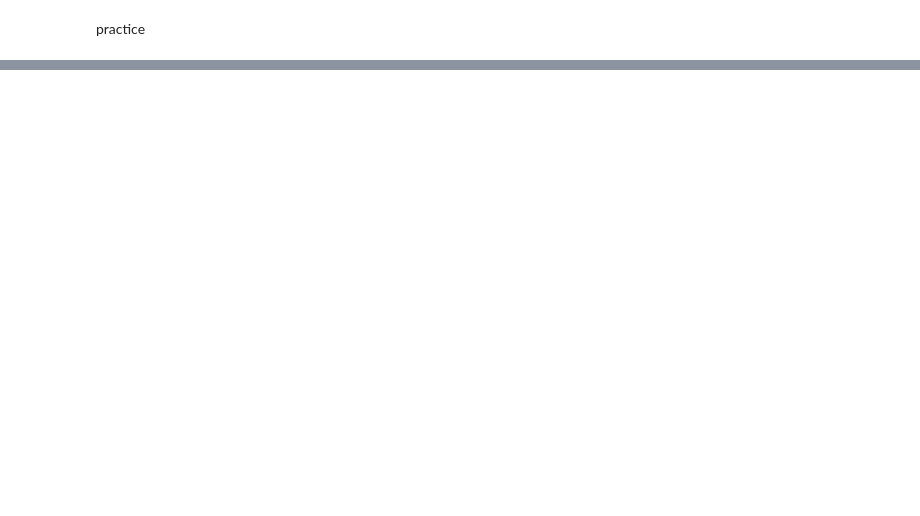
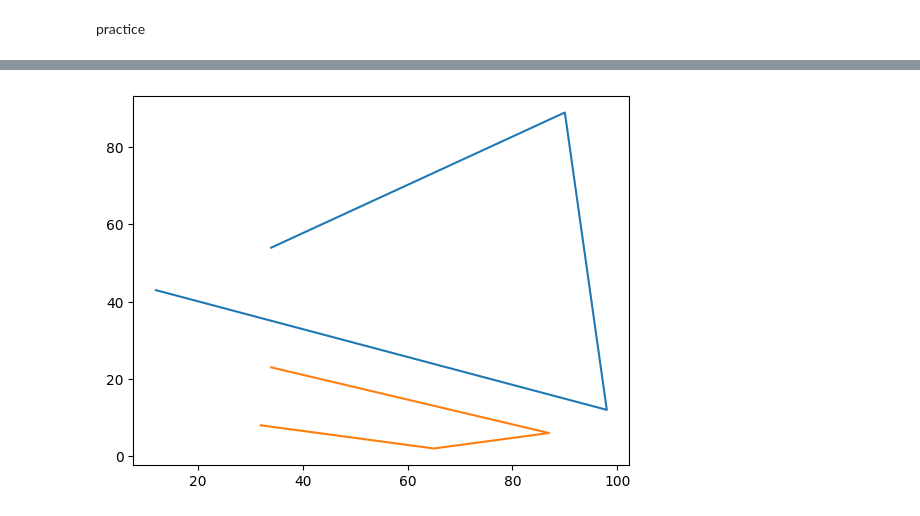
Before and after one commit to asmaanjum0910-sketch/data-science-60-days, a Jupyter notebook: Datascience.ipynb, the cells around one changed output, grey strips where cells are left out. Drawn from its saved outputs; the diff is of its cells as text; code cells hidden in the pictures; blank space fills up the shorter version.

```diff
--- a/Datascience.ipynb
+++ b/Datascience.ipynb
@@ -524,0 +346,10 @@ plt.show()
+# %%
+x1 = np.array([34, 90, 98, 12])
+y1 = np.array([54, 89, 12, 43])
+x2 = np.array([32, 65, 87, 34])
+y2 = np.array([8, 2, 6, 23])
+
+plt.plot(x1, y1, x2, y2)
+plt.show()
+# %% [output]
+[figure, added]
```
Also changed, not shown: parts of 59 cells of this notebook.
